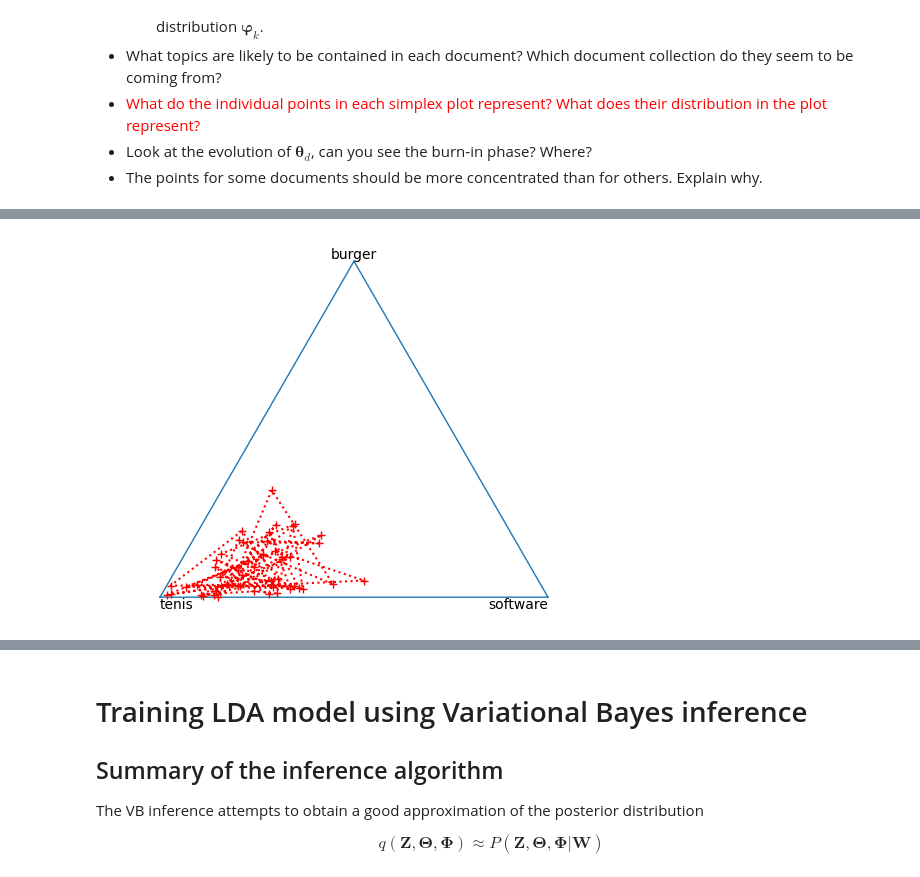
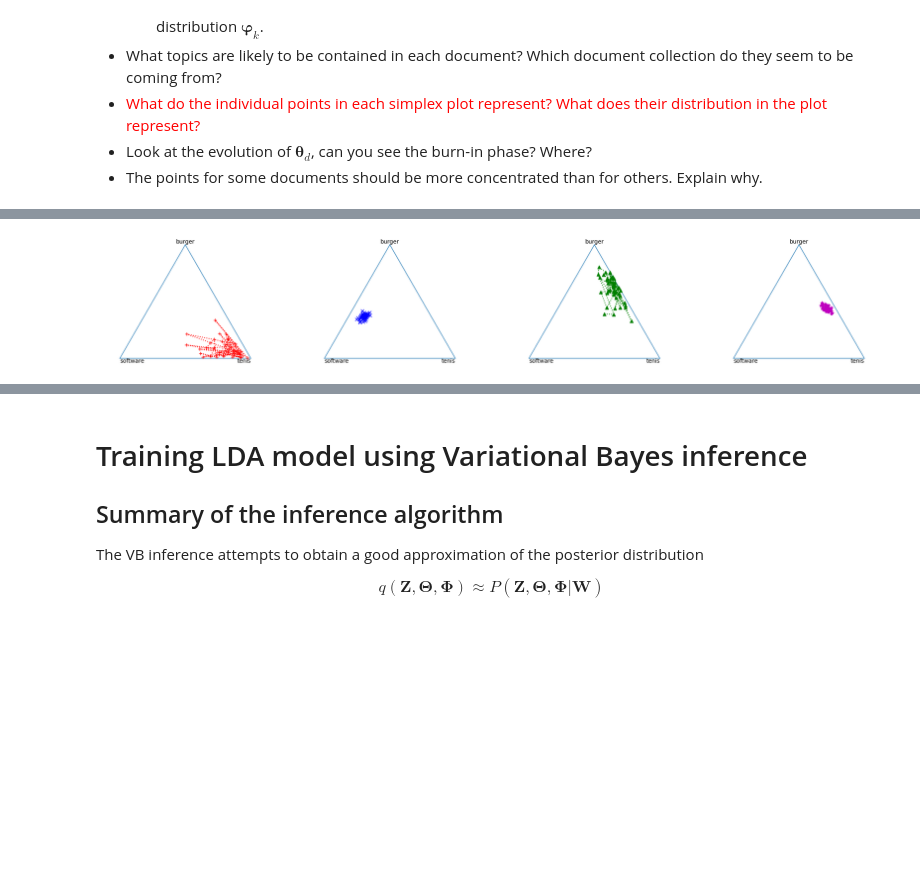
Before and after one commit to AlesKas/SchoolFIT, a Jupyter notebook: BAYa/Assignment2022.ipynb, the cells around one changed output, grey strips where cells are left out. Drawn from its saved outputs; the diff is of its cells as text; code cells hidden in the pictures; blank space fills up the shorter version.

```diff
--- a/BAYa/Assignment2022.ipynb
+++ b/BAYa/Assignment2022.ipynb
@@ -363,7 +358,0 @@ for i, t in enumerate(Theta_gt):
-# %%
-clustering_gt = AgglomerativeClustering(4).fit(Theta_gt)
-plot_simplex([vocabulary[np.argmax(p)] for p in Phi])
-markers = ['+', 'x', '^', '*']
-colors = ['r', 'b', 'g', 'm']
-for i, t in enumerate(Theta_gt):
-  plot_points_in_simplex(t, c=colors[collection_label[i]], ls='none', marker=markers[clustering_gt.labels_[i]])
@@ -405,50 +400,34 @@ Word count matrix for additional test documents
 # %%
-pi_test = np.zeros((4,5,3))
-C_test = np.zeros((4,5,3))
-theta_log = list()
-EPOCHS = 50
+D_test, V_test = M_test.shape
+epochs = 50
+prob = np.zeros((D_test,V_test,K))
+C = np.zeros((D_test,V_test,K))
+thetas = []
 
-for epoch in range(EPOCHS):
-  alpha  = np.zeros((D_test,K))
-  for d, Theta_d in enumerate(Theta_test):
-    for k, (Phi_k, Theta_dk) in enumerate(zip(Phi, Theta_d)):
-      for v, Phi_kv in enumerate(Phi_k):
-        sum = 0
-        for idx, i in enumerate(Phi):
-          sum += i[v] * Theta_test[d][idx]
-        pi_test[d][v][k] = Phi_kv * Theta_dk / sum
+for epoch in range(epochs):
+	alpha  = np.zeros((D_test,K))
+	for d in range(D_test):
+		for k in range(K):
+			for v in range(V_test):
+				sum = 0
+				for idx in range(K):
+					sum += Phi[idx][v] * Theta_test[d][idx]
+				prob[d][v][k] = Phi[k][v] * Theta_test[d][k] / sum
 
-  for d, pid in enumerate(pi_test):
-      for v, pidv in enumerate(pid):
-        C_test[d][v] = np.random.multinomial(M_test[d][v], pidv)
-
-  theta = list()
-  for d, Cd in enumerate(C_test):
-      alpha[d] = np.sum(Cd, axis=0)
-      temp = np.random.dirichlet(alpha[d] + alpha0)
-      theta.append(temp)
-  Theta_test = np.array(theta)
-  theta_log.append(Theta_test)
-
-markers = ['+', 'x', '^', '*']
-colors = ['r', 'b', 'g', 'm']
-
-plt.figure(0)
-plot_simplex([vocabulary[np.argmax(p)] for p in Phi])
-plot_points_in_simplex(np.array(theta_log)[0:EPOCHS, 0], c=colors[0], ls=':',  marker=markers[0])
-plt.figure(1)
-plot_simplex([vocabulary[np.argmax(p)] for p in Phi])
-plot_points_in_simplex(np.array(theta_log)[0:EPOCHS, 1], c=colors[1], ls=':',  marker=markers[1])
-plt.figure(2)
-plot_simplex([vocabulary[np.argmax(p)] for p in Phi])
-plot_points_in_simplex(np.array(theta_log)[0:EPOCHS, 2], c=colors[2], ls=':',  marker=markers[2])
-plt.figure(3)
-plot_simplex([vocabulary[np.argmax(p)] for p in Phi])
-plot_points_in_simplex(np.array(theta_log)[0:EPOCHS, 3], c=colors[3], ls=':',  marker=markers[3])
-plt.figure(4)
-plot_simplex([vocabulary[np.argmax(p)] for p in Phi])
-for theta in theta_log:
-  for i, t in enumerate(theta):
-    plot_points_in_simplex(t, c=colors[i], ls='none', marker=markers[i])
+	for d in range(D_test):
+		for v in range(V_test):
+			C[d][v] = np.random.multinomial(M_test[d][v], prob[d][v])
+	theta = []
+	for d in range(D_test):
+		alpha = alpha0 + np.sum(C[d], axis=0)
+		tmp = np.random.dirichlet(alpha)
+		theta.append(tmp)
+	Theta_test = np.array(theta)
+	thetas.append(np.array(theta))
+plt.figure(figsize=(25, 4))
+for i in range(4):
+	plt.subplot(1, 4, i+1)
+	plot_simplex([vocabulary[np.argmax(p)] for p in Phi])
+	plot_points_in_simplex(np.array(thetas)[i:epochs, i], c=colors[i], ls=':',  marker=markers[i])
 # %% [output]
-[figure, old version]
+[figure, new version]
```
Also changed, not shown: parts of 20 cells of this notebook.
